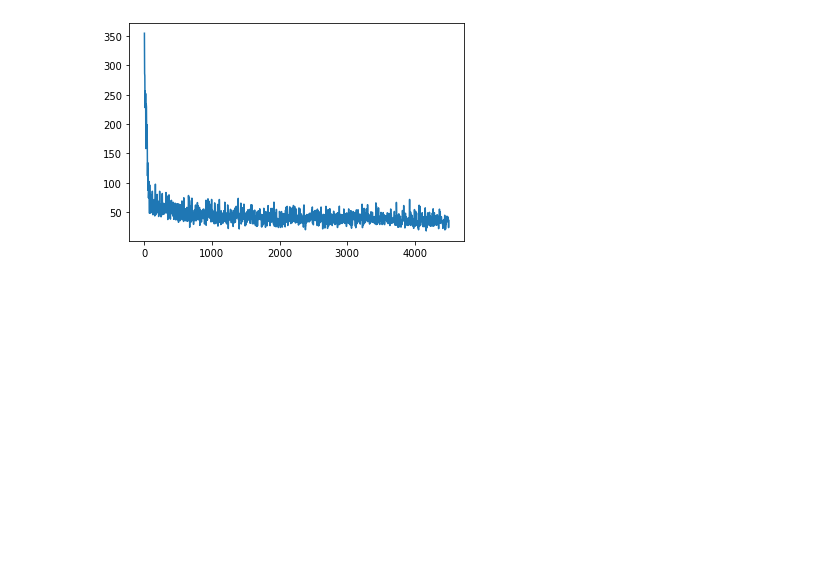
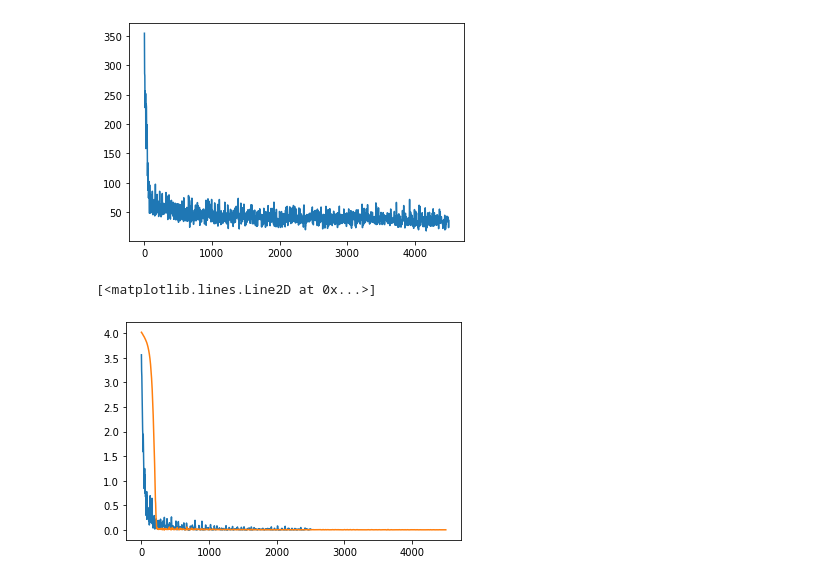
Before and after one commit to camila-ud/ciGAN, a Jupyter notebook: graphs.ipynb, the cells around one changed output. Saved outputs shown, nothing was run; the diff lists cells and outputs as text; code cells hidden in the pictures; blank space fills up the shorter version.

```diff
--- a/graphs.ipynb
+++ b/graphs.ipynb
@@ -465,7 +465,7 @@ exp3: disc it 5,10 without vgg
     6000 epocs
 # %%
 #discriminator label
-d_label = np.load("results/lsgan/rms0_nd.npz")['loss']
+d_label_ = np.load("results/lsgan/rms0_nd.npz")['loss']
 # %%
 plt.plot(d_label[0,0,:,0],d_label[0,0,:,1])
 # %% [output]
@@ -476,3 +476,11 @@ plt.plot(d_label[0,1,:,0],d_label[0,1,:,1])
 # %% [output]
 [<matplotlib.lines.Line2D at 0x...>]
 [figure]
+# %%
+d_label = np.load("results/lsgan/rms0mask.npz")['loss']
+# %%
+plt.plot(d_label[0,0,:,0],d_label[0,0,:,1])
+plt.plot(d_label_[0,0,:,0],d_label_[0,0,:,1])
+# %% [output]
+[<matplotlib.lines.Line2D at 0x...>]
+[figure, added]
```
Also changed, not shown: parts of 2 cells of this notebook.
